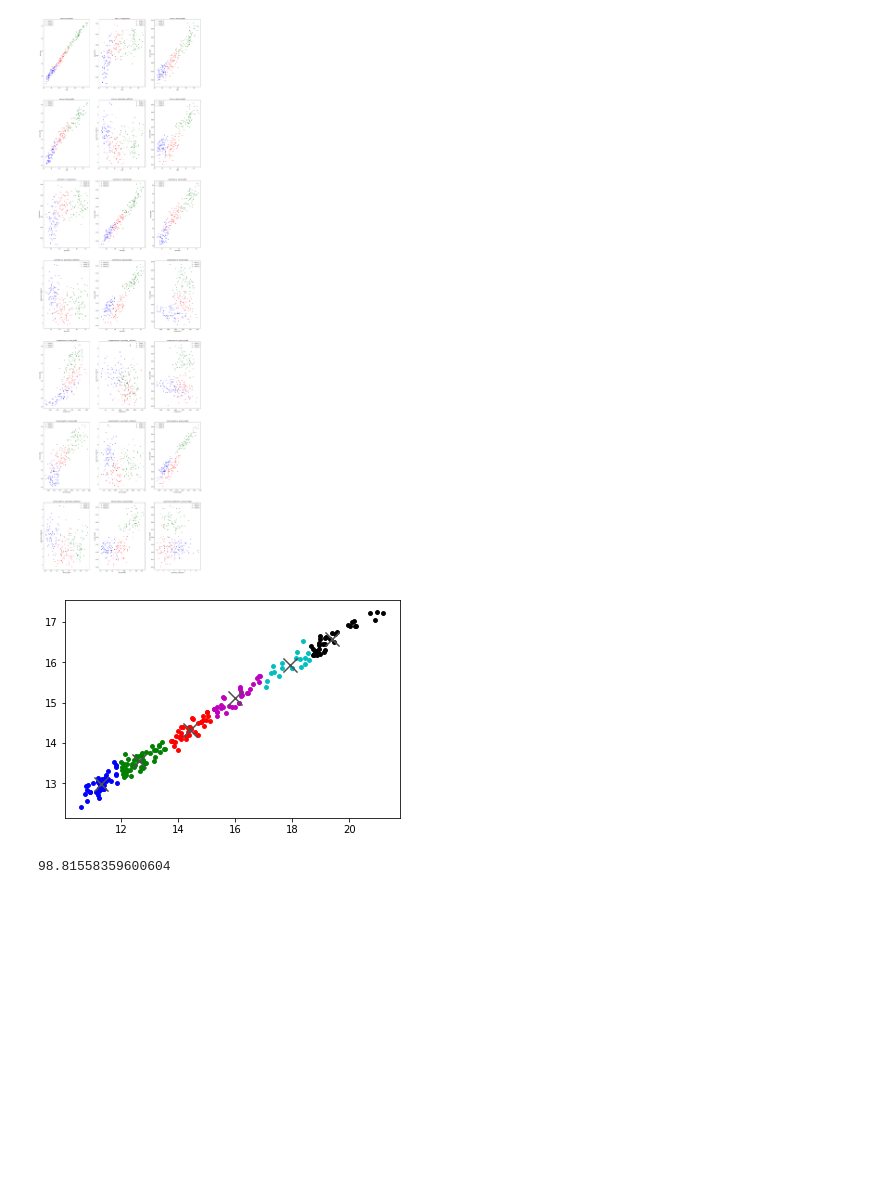
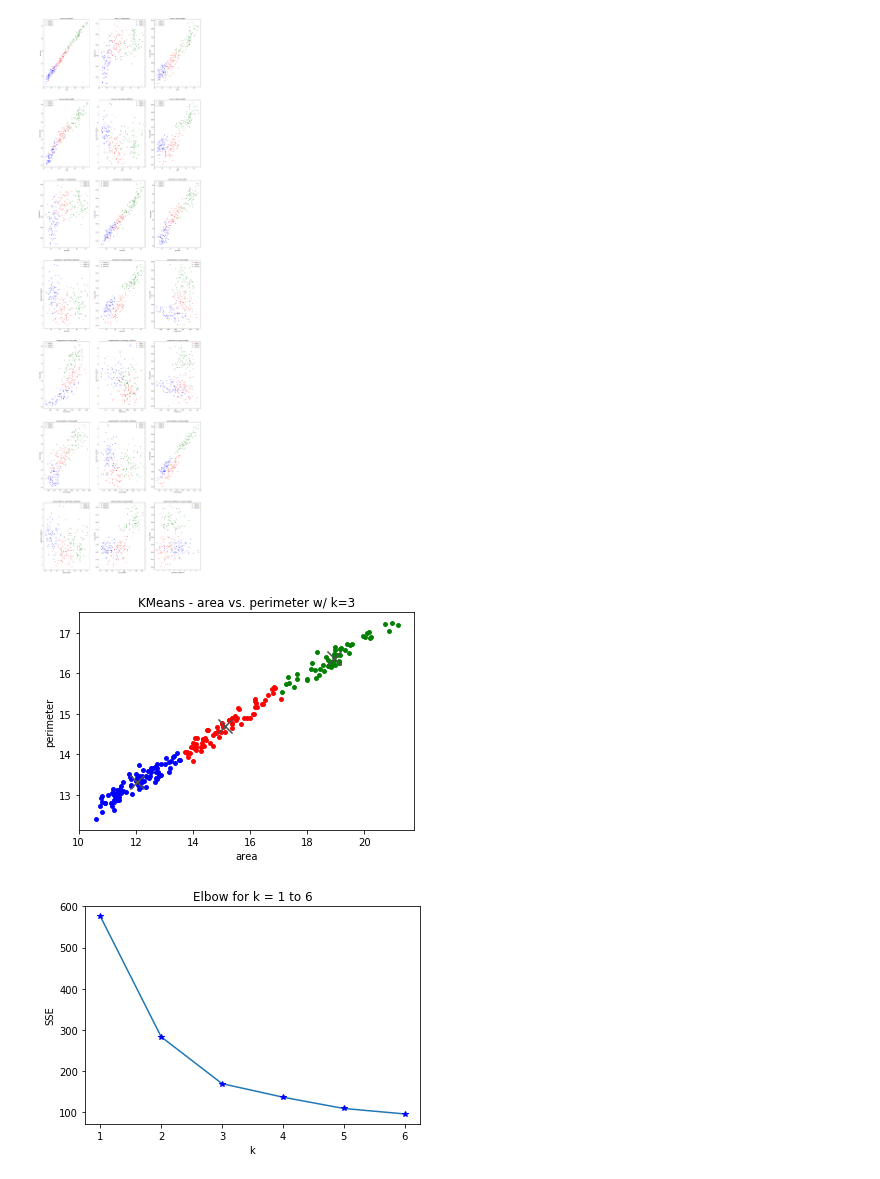
Before and after one commit to rahadiankp/kmeans-kk, a Jupyter notebook: TUGAS 2 KK - K-MEANS.ipynb, the cells around one changed output. Cells and saved outputs as stored; diff of their text form; code cells hidden in the pictures; blank space fills up the shorter version.

Commit message:
add sse and elbow

```diff
--- a/TUGAS 2 KK - K-MEANS.ipynb
+++ b/TUGAS 2 KK - K-MEANS.ipynb
@@ -136,6 +136,9 @@ class KMeans(object):
             p = np.array([self.data[jdx] for jdx in range(len(self.data)) if self.clusters[jdx] == idx])
             ax.scatter(p[:, 0], p[:, 1], s=15, c=colors[idx])
         ax.scatter(self.centroids[:, 0], self.centroids[:, 1], marker='x', s=200, c="#505050")
+        plt.title('KMeans - '+self.keycols[0]+' vs. '+self.keycols[1]+' w/ k='+str(self.k))
+        plt.xlabel(self.keycols[0])
+        plt.ylabel(self.keycols[1])
         plt.show()
 
     def sse(self, k = 0):
@@ -145,12 +148,22 @@ class KMeans(object):
         for c in range(self.k):
             points = [self.data[j] for j in range(len(self.data)) if self.clusters[j] == c]
             for p in points:
-                #print(p)
-                #print(self.centroids[c])
                 sum += self.__distance(p, self.centroids[c], None)
-                #print(a)
         return sum
 
+    def elbow(self, k_start = 1, k_end = 2):
+        sse = []
+        for k in range(k_start, k_end+1):
+            self.k = k
+            self.run()
+            sse += [self.sse(k)]
+            #rint("Cluster", k, "SSE", sse)
+        plt.plot(range(k_start, k_end+1), sse)
+        plt.plot(range(k_start, k_end+1), sse, 'b*')
+        plt.title('Elbow for k = '+str(k_start)+' to '+str(k_end))
+        plt.xlabel('k')
+        plt.ylabel('SSE')
+        plt.show()
 
     def __distance(self, p1, p2, axis = 1):
         return np.linalg.norm(p1-p2, axis=axis)
@@ -162,34 +175,34 @@ class KMeans(object):
         return np.array(list(zip(x, y)), dtype=np.float32)
 
     def __generate_centroids(self):
         centroids_x = np.random.randint(np.min(self.data[:, 0])-self.epsilon-1,
                                         np.max(self.data[:, 0])+self.epsilon+1,
                                         size = self.k
         )
         centroids_y = np.random.randint(np.min(self.data[:, 1])-self.epsilon-1,
                                         np.max(self.data[:, 1])+self.epsilon+1,
                                         size = self.k
         )
 
         return np.array(list(zip(centroids_x, centroids_y)), dtype=np.float32)
 
     def set_k(self, k):
         self.k = k
 
     def get_k(self):
         return self.k
 
     def set_keycols(self, keycols):
         self.keycols = keycols
 
     def get_keycols(self):
         return self.keycols
 
-a = KMeans(dataset, 6, ['area', 'perimeter'])
+a = KMeans(dataset, 3,['area', 'perimeter'])
 a.run()
 #a.show_clusters()
 a.plot()
-a.sse(3)
+a.elbow(1, 6)
 # %% [output]
-[figure, old version]
+[figure, new version]
-98.81558359600604
+[figure, added]
```
